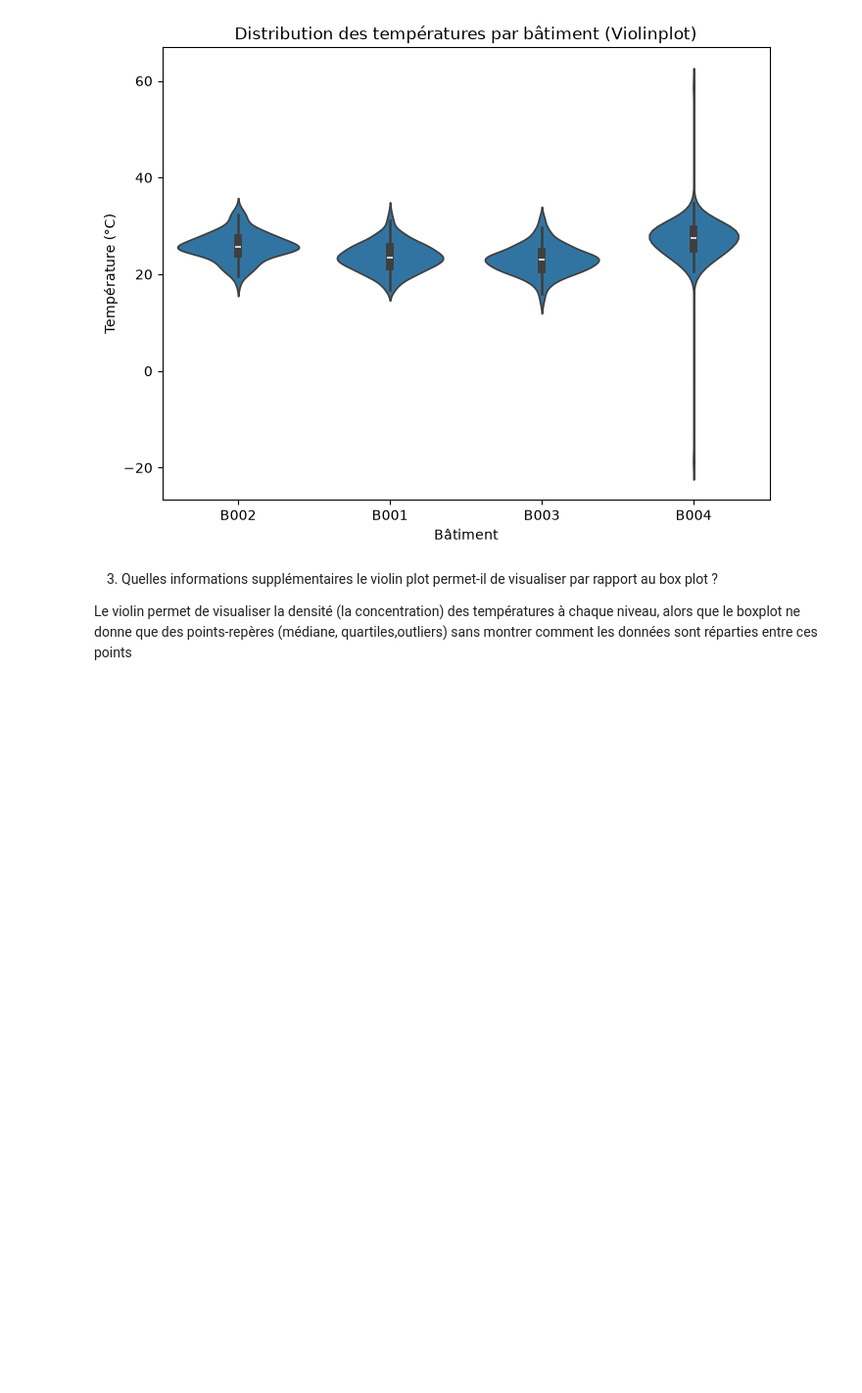
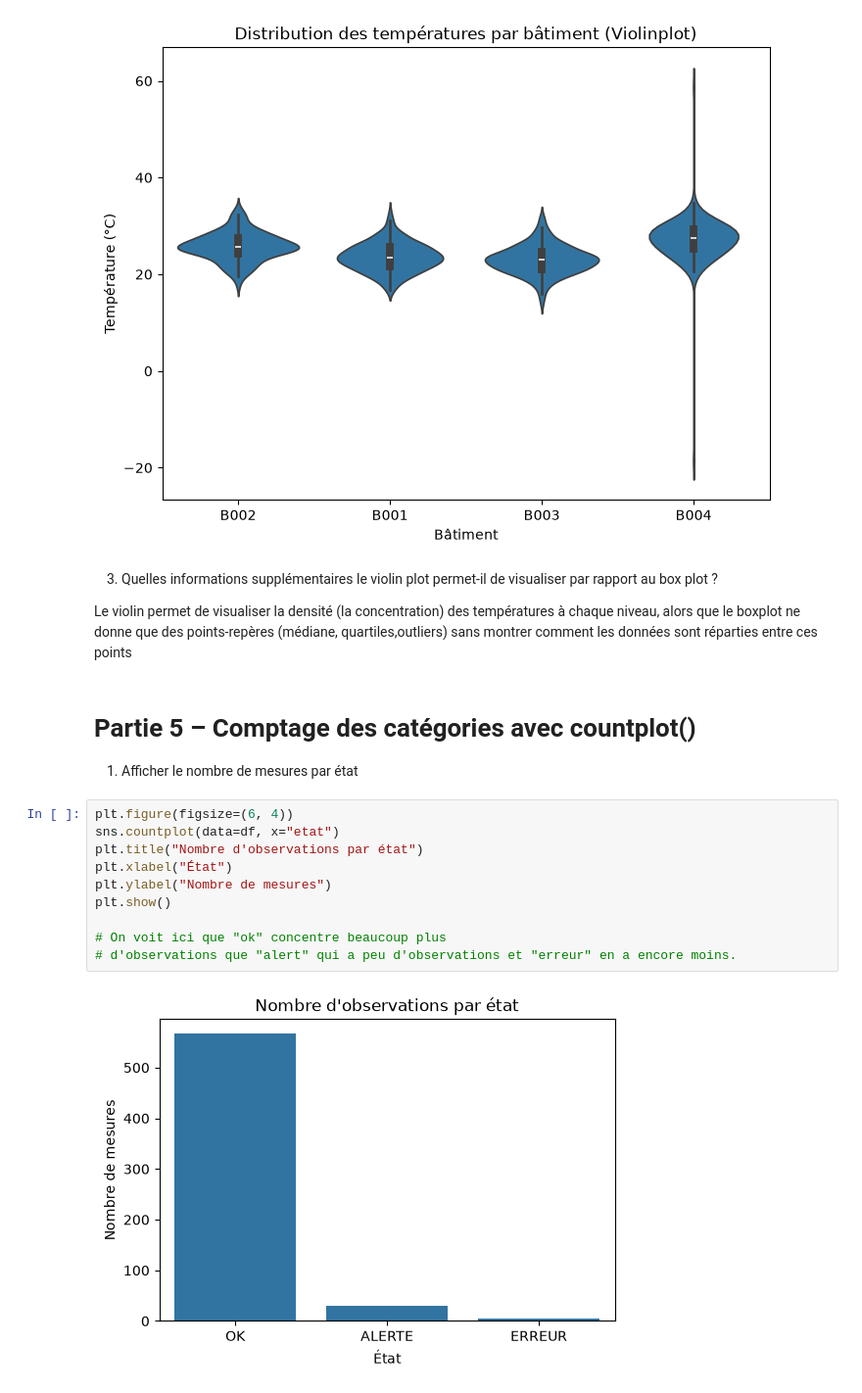
Before and after one commit to Atou-D10/atelier_seaborn_iot, a Jupyter notebook: notebooks/atelier_seaborn_iot.ipynb, the cells around one changed output. Shown at 98% size. Drawn from its saved outputs; the diff is of its cells as text; blank space fills up the shorter version.

Commit message:
Partie 5 (1) : Affichage du nombre de mesures par etat

```diff
--- a/notebooks/atelier_seaborn_iot.ipynb
+++ b/notebooks/atelier_seaborn_iot.ipynb
@@ -266,3 +266,19 @@ plt.show()
 3) Quelles informations supplémentaires le violin plot permet-il de visualiser par rapport au box plot ?
 
 Le violin permet de visualiser la densité (la concentration) des températures à chaque niveau, alors que le boxplot ne donne que des points-repères (médiane, quartiles,outliers) sans montrer comment les données sont réparties entre ces points
+# %% [markdown]
+# Partie 5 – Comptage des catégories avec countplot()
+
+1) Afficher le nombre de mesures par état
+# %%
+plt.figure(figsize=(6, 4))
+sns.countplot(data=df, x="etat")
+plt.title("Nombre d'observations par état")
+plt.xlabel("État")
+plt.ylabel("Nombre de mesures")
+plt.show()
+
+# On voit ici que "ok" concentre beaucoup plus
+# d'observations que "alert" qui a peu d'observations et "erreur" en a encore moins.
+# %% [output]
+[figure, added]
```
